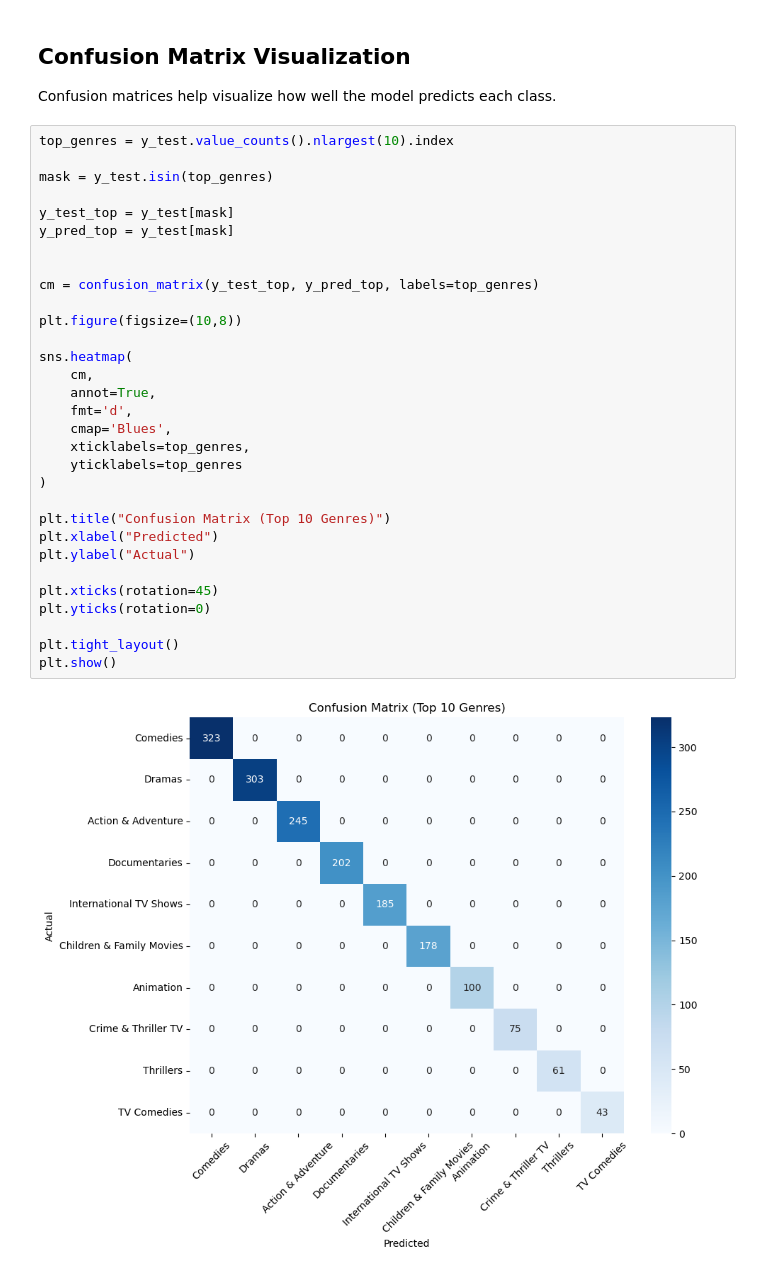
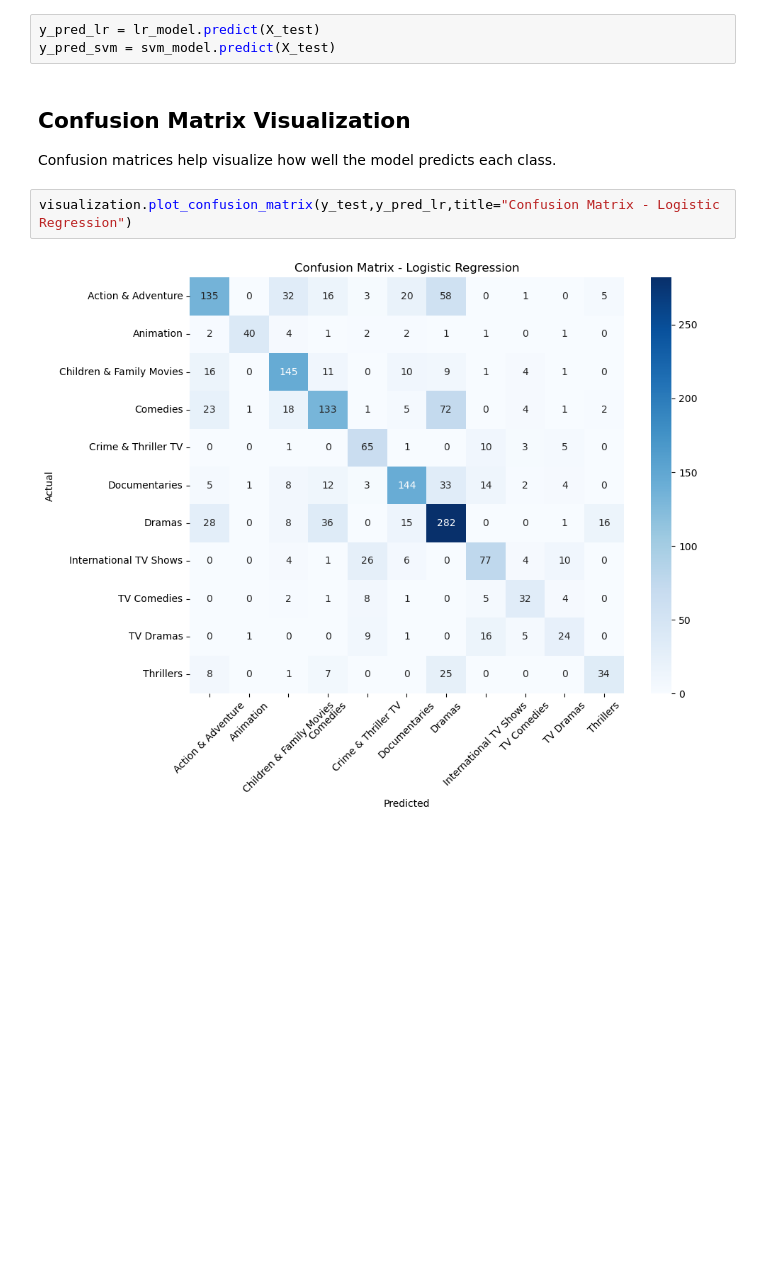
Before and after one commit to CharanTejaK1/tv-show-ml-project, a Jupyter notebook: notebooks/tv_show_analysis.ipynb, the cells around one changed output. Drawn from its saved outputs; the diff is of its cells as text; blank space fills up the shorter version.

```diff
--- a/notebooks/tv_show_analysis.ipynb
+++ b/notebooks/tv_show_analysis.ipynb
@@ -326,37 +366,11 @@ comparison
+# %%
+y_pred_lr = lr_model.predict(X_test)
+y_pred_svm = svm_model.predict(X_test)
 # %% [markdown]
 ## Confusion Matrix Visualization
 
 Confusion matrices help visualize how well the model predicts each class.
 # %%
-top_genres = y_test.value_counts().nlargest(10).index
-
-mask = y_test.isin(top_genres)
-
-y_test_top = y_test[mask]
-y_pred_top = y_test[mask]
-
-
-cm = confusion_matrix(y_test_top, y_pred_top, labels=top_genres)
-
-plt.figure(figsize=(10,8))
-
-sns.heatmap(
-    cm,
-    annot=True,
-    fmt='d',
-    cmap='Blues',
-    xticklabels=top_genres,
-    yticklabels=top_genres
-)
-
-plt.title("Confusion Matrix (Top 10 Genres)")
-plt.xlabel("Predicted")
-plt.ylabel("Actual")
-
-plt.xticks(rotation=45)
-plt.yticks(rotation=0)
-
-plt.tight_layout()
-plt.show()
+visualization.plot_confusion_matrix(y_test,y_pred_lr,title="Confusion Matrix - Logistic Regression")
 # %% [output]
-[figure, old version]
+[figure, new version]
```
Also changed, not shown: parts of 28 cells of this notebook, 4 other files.
